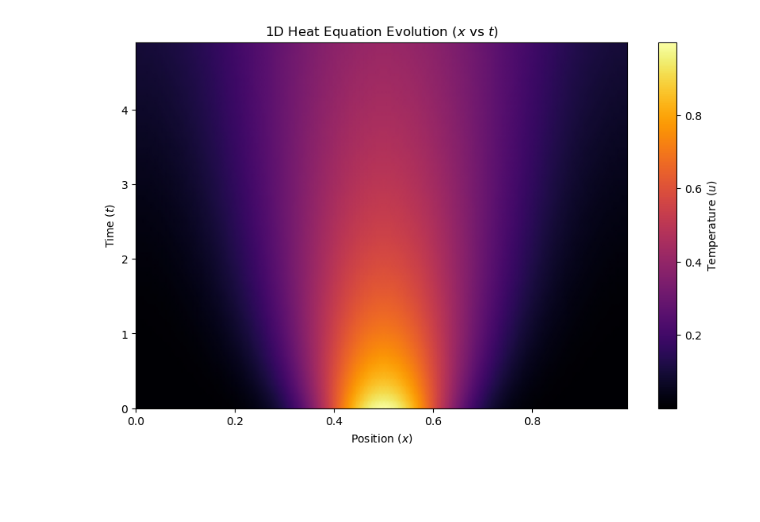
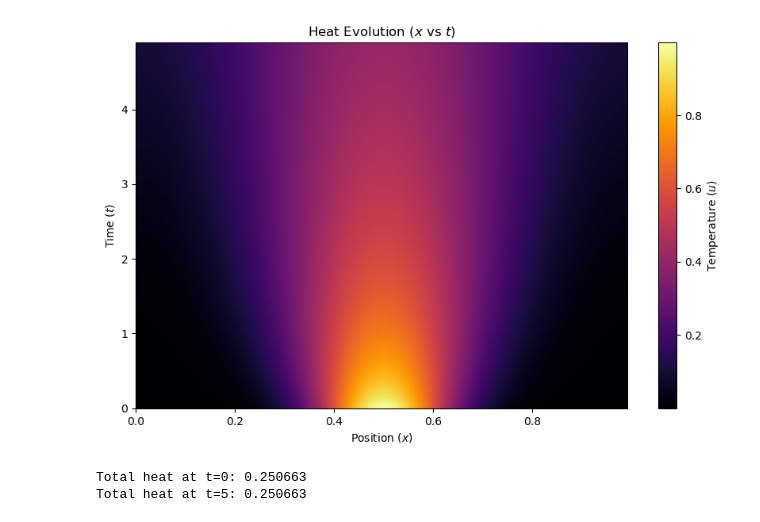
Before and after one commit to punyapaudel/hw5, a Jupyter notebook: 2a.ipynb, the cells around one changed output. Saved outputs shown, nothing was run; the diff lists cells and outputs as text; code cells hidden in the pictures; blank space fills up the shorter version.

```diff
--- a/2a.ipynb
+++ b/2a.ipynb
@@ -44,10 +44,20 @@ history = np.array(history)
 # %%
 plt.figure(figsize=(10, 6))
 plt.pcolormesh(x, time_points, history, shading='gouraud', cmap='inferno')
 plt.colorbar(label='Temperature ($u$)')
-plt.title('1D Heat Equation Evolution ($x$ vs $t$)')
+plt.title('Heat Evolution ($x$ vs $t$)')
 plt.xlabel('Position ($x$)')
 plt.ylabel('Time ($t$)')
+plt.savefig('2c')
 plt.show()
 # %% [output]
-[figure, old version]
+[figure, new version]
+# %%
+total_heat = np.sum(history, axis=1) / N  # Normalizing by 1/N
+
+# Print first and last values to compare
+print(f"Total heat at t=0: {total_heat[0]:.6f}")
+print(f"Total heat at t=5: {total_heat[-1]:.6f}")
+# %% [output]
+Total heat at t=0: 0.250663
+Total heat at t=5: 0.250663
```
